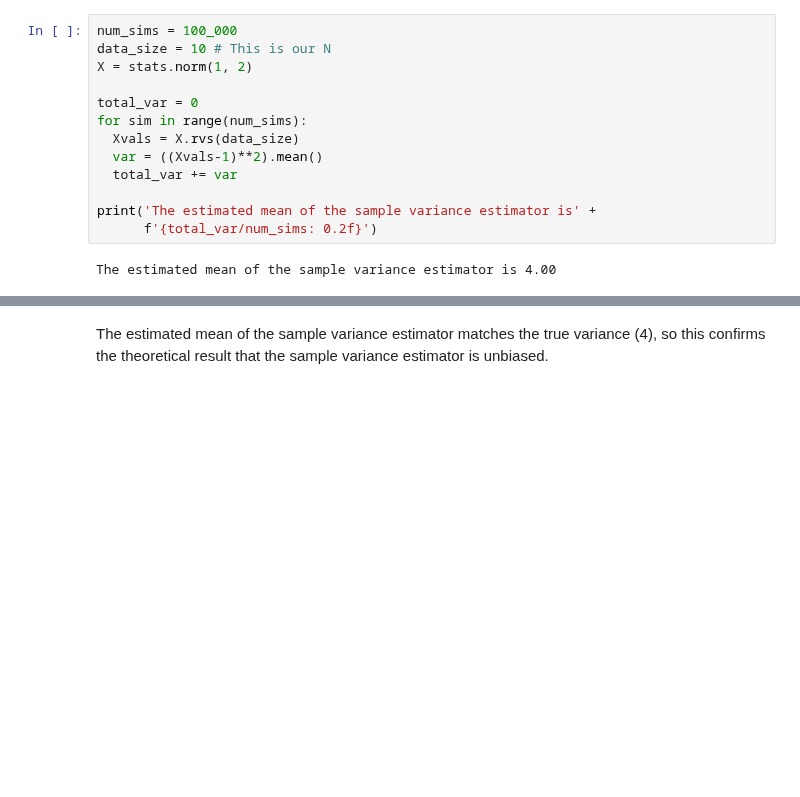
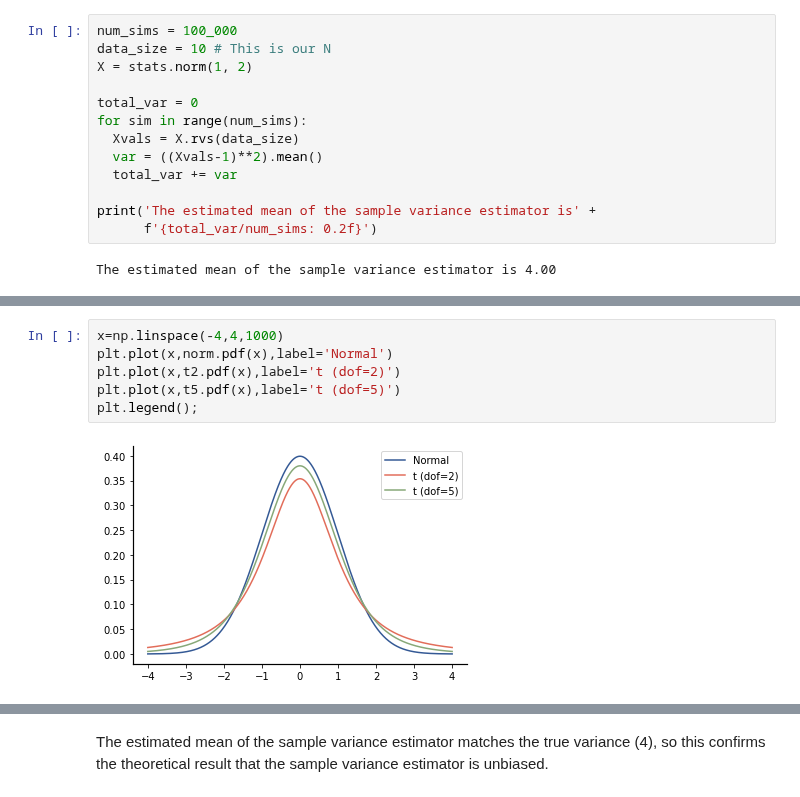
Before and after one commit to datalayer-courses/foundations-of-data-science-with-python, a Jupyter notebook: 09-moments/parameter-estimation.ipynb, the cells around one changed output, grey strips where cells are left out. Drawn from its saved outputs; the diff is of its cells as text; blank space fills up the shorter version.

```diff
--- a/09-moments/parameter-estimation.ipynb
+++ b/09-moments/parameter-estimation.ipynb
@@ -193,0 +228,8 @@ The estimated mean of the sample variance estimator is 4.00
+# %%
+x=np.linspace(-4,4,1000)
+plt.plot(x,norm.pdf(x),label='Normal')
+plt.plot(x,t2.pdf(x),label='t (dof=2)')
+plt.plot(x,t5.pdf(x),label='t (dof=5)')
+plt.legend();
+# %% [output]
+[figure, added]
```
Also changed, not shown: parts of 19 cells of this notebook, 1 other file.
